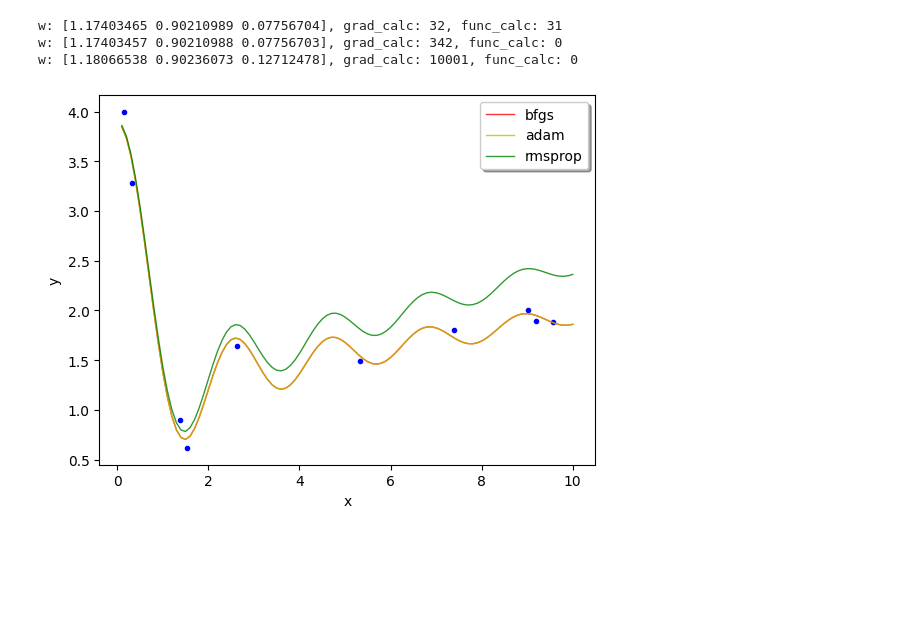
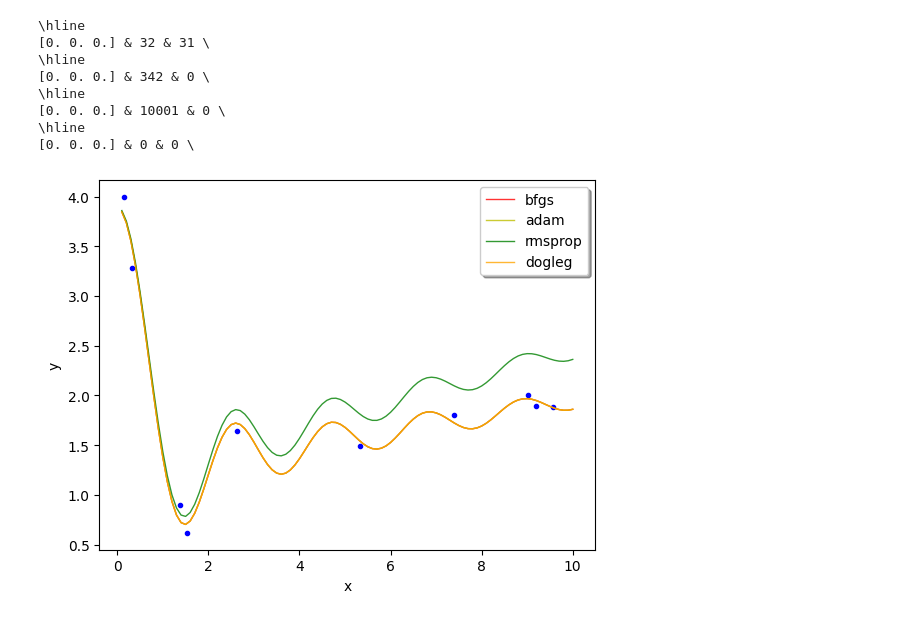
Before and after one commit to ivashka27/met_opt_danya3, a Jupyter notebook: lab3/report.ipynb, the cells around one changed output. Cells and saved outputs as stored; diff of their text form; code cells hidden in the pictures; blank space fills up the shorter version.

Commit message:
print table

```diff
--- a/lab3/report.ipynb
+++ b/lab3/report.ipynb
@@ -71,61 +71,64 @@ def make_plot(w1=None, name1=None, w2=None, name2=None, w3=None, name3=None, w4=
     t1 = np.arange(0.0, rg + 0.01, 0.1)
     if not w1 is None:
         Y = []
-        for x in t1 :
+        for x in t1:
             Y.append(func(w1)(x))
         l1, = plt.plot(t1, Y, '-', color='r', linewidth=1, alpha=0.8)
         ls.append(l1)
         names.append(name1)
     if not w2 is None:
         Y = []
-        for x in t1 :
+        for x in t1:
             Y.append(func(w2)(x))
-        l2, =plt.plot(t1, Y, '-', color='y', linewidth=1, alpha=0.8)
+        l2, = plt.plot(t1, Y, '-', color='y', linewidth=1, alpha=0.8)
         ls.append(l2)
         names.append(name2)
     if not w3 is None:
         Y = []
-        for x in t1 :
+        for x in t1:
             Y.append(func(w3)(x))
-        l3, =plt.plot(t1, Y, '-', color='g', linewidth=1, alpha=0.8)
+        l3, = plt.plot(t1, Y, '-', color='g', linewidth=1, alpha=0.8)
         ls.append(l3)
         names.append(name3)
     if not w4 is None:
         Y = []
-        for x in t1 :
+        for x in t1:
             Y.append(func(w4)(x))
-        l4, = plt.plot(t1, Y, '-', color='o', linewidth=1, alpha=0.8)
+        l4, = plt.plot(t1, Y, '-', color='orange', linewidth=1, alpha=0.8)
         ls.append(l4)
         names.append(name4)
     ax.legend(ls, names, loc='upper right', shadow=True)
     plt.xlabel('x')
     plt.ylabel('y')
-# %%
-(points1, grad_calc1, func_calc1) = methods.bfgs(f, grad, start)
-w1 = points1[-1]
-print("w: {}, grad_calc: {}, func_calc: {}".format(w1, grad_calc1, func_calc1))
-
-(points2, grad_calc2, func_calc2) = methods2.sgd_adam(f, grad, start)
-w2 = points2[-1]
-print("w: {}, grad_calc: {}, func_calc: {}".format(w2, grad_calc2, func_calc2))
-
-(points3, grad_calc3, func_calc3) = methods2.sgd_rmsprop(f, grad, start)
-w3 = points3[-1]
-print("w: {}, grad_calc: {}, func_calc: {}".format(w3, grad_calc3, func_calc3))
-
-make_plot(w1, "bfgs", w2, "adam", w3, "rmsprop")
-# plt.plot(X, y, 'b.')
-# t1 = np.arange(0.0, rg + 0.01, 0.1)
-# Y = []
-# for x in t1 :
-#     Y.append(func(w)(x))
-# plt.plot(t1, Y, '-', color='r', linewidth=3)
-# plt.title('func1')
-# plt.xlabel('x')
-# plt.ylabel('y')
-# plt.show()
-# %% [output]
-w: [1.17403465 0.90210989 0.07756704], grad_calc: 32, func_calc: 31
-w: [1.17403457 0.90210988 0.07756703], grad_calc: 342, func_calc: 0
-w: [1.18066538 0.90236073 0.12712478], grad_calc: 10001, func_calc: 0
-[figure, removed]
+# %%
+def print_table(infos):
+    for info in infos:
+        print("\hline")
+        print("{} & {} & {} \\".format(info[0][0], info[1], info[2]))
+# %%
+infos = []
+
+infos.append(methods.bfgs(f, grad, start))
+w1 = infos[-1][0][-1]
+
+infos.append(methods2.sgd_adam(f, grad, start))
+w2 = infos[-1][0][-1]
+
+infos.append(methods2.sgd_rmsprop(f, grad, start))
+w3 = infos[-1][0][-1]
+
+infos.append(methods.trust_region_dogleg(f, grad, hess, start))
+w4 = infos[-1][0][-1]
+
+print_table(infos)
+make_plot(w1, "bfgs", w2, "adam", w3, "rmsprop", w4, "dogleg")
+# %% [output]
+\hline
+[0. 0. 0.] & 32 & 31 \
+\hline
+[0. 0. 0.] & 342 & 0 \
+\hline
+[0. 0. 0.] & 10001 & 0 \
+\hline
+[0. 0. 0.] & 0 & 0 \
+[figure, added]
```
